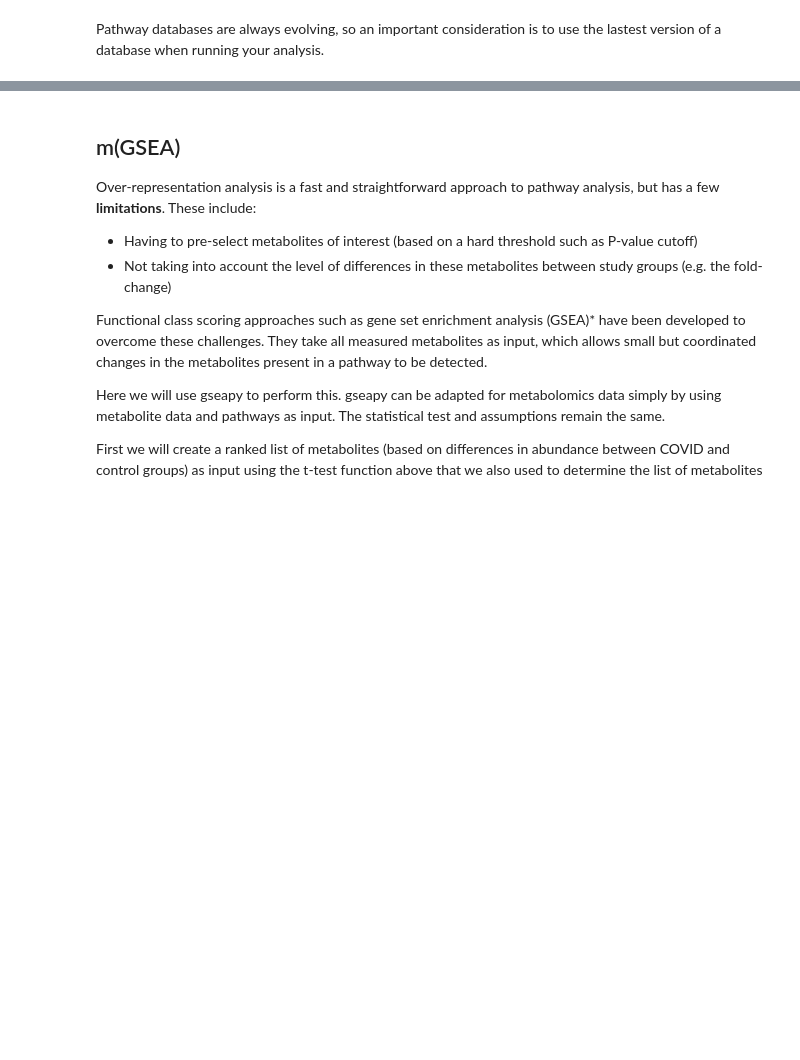
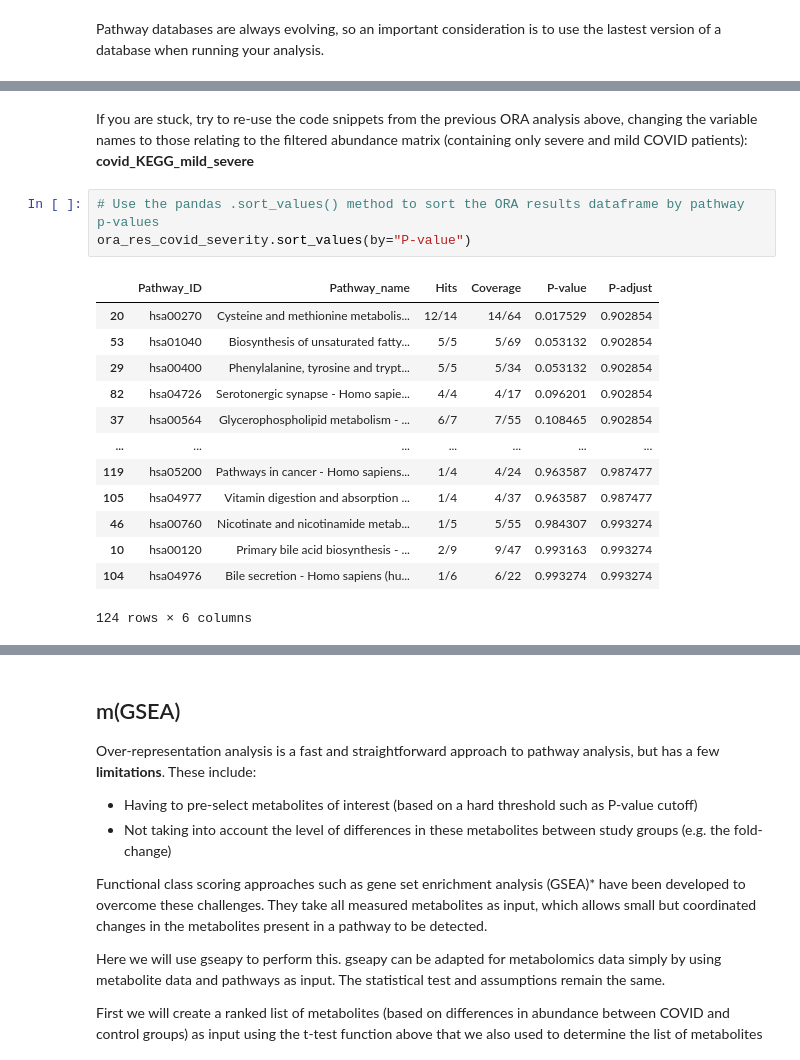
Before and after one commit to cwieder/met-pathway-tutorial, a Jupyter notebook: Intro_to_data_analysis_pathway_tutorial.ipynb, the cells around one changed output, grey strips where cells are left out. Saved outputs shown, nothing was run; the diff lists cells and outputs as text; blank space fills up the shorter version.

```diff
--- a/Intro_to_data_analysis_pathway_tutorial.ipynb
+++ b/Intro_to_data_analysis_pathway_tutorial.ipynb
@@ -358,0 +432,19 @@ Pathway databases are always evolving, so an important consideration is to use t
+# %% [markdown]
+If you are stuck, try to re-use the code snippets from the previous ORA analysis above, changing the variable names to those relating to the filtered abundance matrix (containing only severe and mild COVID patients): **covid_KEGG_mild_severe**
+# %%
+# Use the pandas .sort_values() method to sort the ORA results dataframe by pathway p-values
+ora_res_covid_severity.sort_values(by="P-value")
+# %% [output]
+|  | Pathway_ID | Pathway_name | Hits | Coverage | P-value | P-adjust |
+| 20 | hsa00270 | Cysteine and methionine metabolis... | 12/14 | 14/64 | 0.017529 | 0.902854 |
+| 53 | hsa01040 | Biosynthesis of unsaturated fatty... | 5/5 | 5/69 | 0.053132 | 0.902854 |
+| 29 | hsa00400 | Phenylalanine, tyrosine and trypt... | 5/5 | 5/34 | 0.053132 | 0.902854 |
+| 82 | hsa04726 | Serotonergic synapse - Homo sapie... | 4/4 | 4/17 | 0.096201 | 0.902854 |
+| 37 | hsa00564 | Glycerophospholipid metabolism - ... | 6/7 | 7/55 | 0.108465 | 0.902854 |
+| ... | ... | ... | ... | ... | ... | ... |
+| 119 | hsa05200 | Pathways in cancer - Homo sapiens... | 1/4 | 4/24 | 0.963587 | 0.987477 |
+| 105 | hsa04977 | Vitamin digestion and absorption ... | 1/4 | 4/37 | 0.963587 | 0.987477 |
+| 46 | hsa00760 | Nicotinate and nicotinamide metab... | 1/5 | 5/55 | 0.984307 | 0.993274 |
+| 10 | hsa00120 | Primary bile acid biosynthesis - ... | 2/9 | 9/47 | 0.993163 | 0.993274 |
+| 104 | hsa04976 | Bile secretion - Homo sapiens (hu... | 1/6 | 6/22 | 0.993274 | 0.993274 |
+124 rows × 6 columns
```
Also changed, not shown: parts of 20 cells of this notebook, 2 other files.
